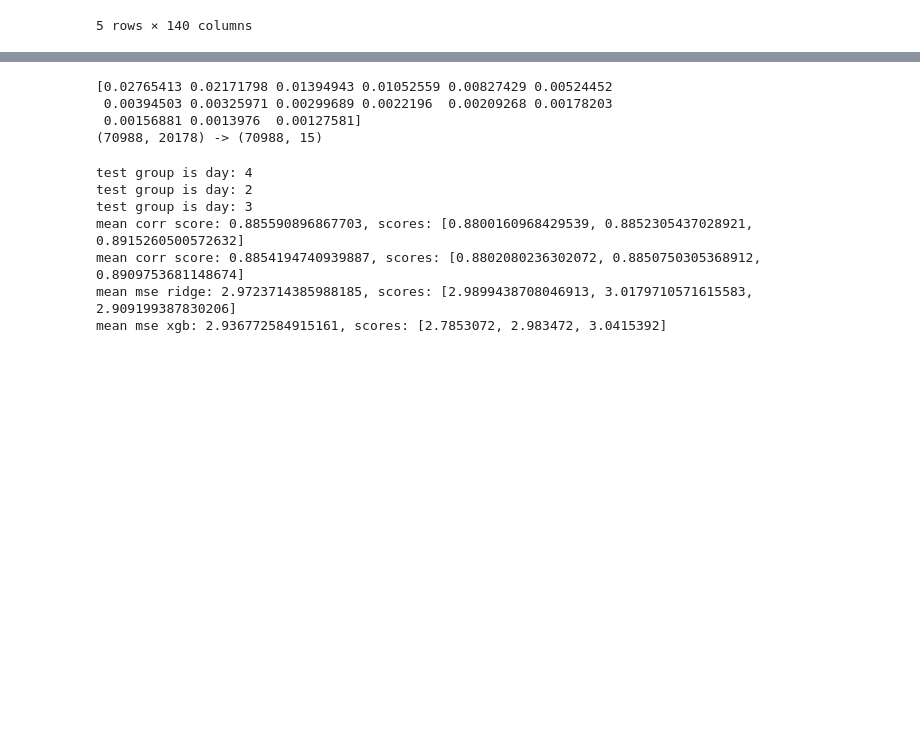
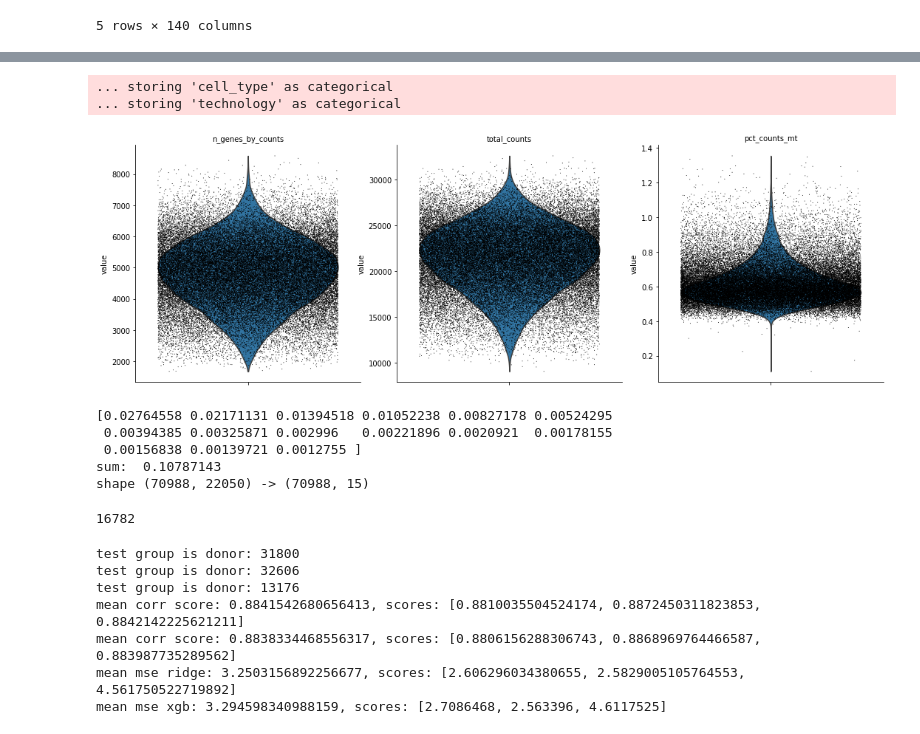
Before and after one commit to assayer5/multimodal-single-cell, a Jupyter notebook: multimodal-single-cell-citeseq.ipynb, the cells around one changed output, grey strips where cells are left out. Saved outputs shown, nothing was run; the diff lists cells and outputs as text; code cells hidden in the pictures; blank space fills up the shorter version.

```diff
--- a/multimodal-single-cell-citeseq.ipynb
+++ b/multimodal-single-cell-citeseq.ipynb
@@ -205,0 +253,6 @@ adata.shape
+# %%
+sc.pl.violin(adatas['test_cite_inputs'], ['n_genes_by_counts', 'total_counts', 'pct_counts_mt'], jitter=0.4, multi_panel=True)
+# %% [output]
+... storing 'cell_type' as categorical
+... storing 'technology' as categorical
+[figure, added]
@@ -206,20 +262,25 @@ adata.shape
 # %%
-# reduce features
+# test reducing features
 svd = TruncatedSVD(n_components=15, n_iter=7, random_state=765)
-adatasvd = svd.fit_transform(adata.X)
+adatasvd = svd.fit_transform(adatas['train_cite_inputs'].X)
 print(svd.explained_variance_ratio_)
-print(f'shape {adata.shape} -> {adatasvd.shape}')
-del adatasvd
+print('sum: ', svd.explained_variance_ratio_.sum())
+print(f"shape {adatas['train_cite_inputs'].shape} -> {adatasvd.shape}")
+adatasvd = None
 gc.collect()
 # %% [output]
-[0.02765413 0.02171798 0.01394943 0.01052559 0.00827429 0.00524452
- 0.00394503 0.00325971 0.00299689 0.0022196  0.00209268 0.00178203
- 0.00156881 0.0013976  0.00127581]
-(70988, 20178) -> (70988, 15)
+[0.02764558 0.02171131 0.01394518 0.01052238 0.00827178 0.00524295
+ 0.00394385 0.00325871 0.002996   0.00221896 0.0020921  0.00178155
+ 0.00156838 0.00139721 0.0012755 ]
+sum:  0.10787143
+shape (70988, 22050) -> (70988, 15)
+16782
 # %%
-# group kfold
 # public test set contains data from donor not in train data
 # private test set contains data from day not in train data
+
+# group kfold: group by donor
+
 gc.collect()
 
 scorelist = []
@@ -228,15 +289,17 @@ mse1list = []
 mse2list = []
 
 gkf = GroupKFold(n_splits=3)
+dataset = adatas['train_cite_inputs']
+groups = adatas['train_cite_inputs'].obs['donor']
 
-for trainidx, testidx in gkf.split(adata.X, groups=adata.obs['day']):
-    trainx, trainy = adata.X[trainidx], targetdf.reset_index(drop=True).loc[trainidx]
-    testx, testy = adata.X[testidx], targetdf.reset_index(drop=True).loc[testidx]
+for trainidx, testidx in gkf.split(dataset.X, groups=groups):
+    trainx, trainy = dataset.X[trainidx], targetdf.reset_index(drop=True).loc[trainidx]
+    testx, testy = dataset.X[testidx], targetdf.reset_index(drop=True).loc[testidx]
 
-    print(f"test group is day: {adata.obs['day'][testidx[0]]}")
+    print(f"test group is donor: {groups[testidx[0]]}")
 
     # feature reduction
-    svd = TruncatedSVD(n_components=50, n_iter=7, random_state=765)
+    svd = TruncatedSVD(n_components=100, n_iter=7, random_state=765)
     trainx_svd = pd.DataFrame(svd.fit_transform(trainx))
     testx_svd = pd.DataFrame(svd.transform(testx))
 
@@ -244,14 +307,15 @@ for trainidx, testidx in gkf.split(adata.X, groups=adata.obs['day']):
     testx_svd.columns = testx_svd.columns.astype(str)
 
 
+    # create feature by clustering
     km = KMeans(n_clusters=10, random_state=765)
     trainx_svd['cluster'] = km.fit_predict(trainx_svd)
     testx_svd['cluster'] = km.predict(testx_svd)
 
 
     # add 'day' feature from metadata
-    trainx_svd['day'] = list(adata.obs['day'].reset_index(drop=True).loc[trainidx])
-    testx_svd['day'] = list(adata.obs['day'].reset_index(drop=True).loc[testidx])
+    trainx_svd['day'] = list(dataset.obs['day'].reset_index(drop=True).loc[trainidx])
+    testx_svd['day'] = list(dataset.obs['day'].reset_index(drop=True).loc[testidx])
 
 
     # ridge regression model
@@ -287,12 +351,12 @@ print(f'mean corr score: {np.mean(scorelist2)}, scores: {scorelist2}')
 print(f'mean mse ridge: {np.mean(mse1list)}, scores: {mse1list}')
 print(f'mean mse xgb: {np.mean(mse2list)}, scores: {mse2list}')
 # %% [output]
-test group is day: 4
-test group is day: 2
-test group is day: 3
-mean corr score: 0.885590896867703, scores: [0.8800160968429539, 0.8852305437028921, 0.8915260500572632]
-mean corr score: 0.8854194740939887, scores: [0.8802080236302072, 0.8850750305368912, 0.8909753681148674]
-mean mse ridge: 2.9723714385988185, scores: [2.9899438708046913, 3.0179710571615583, 2.909199387830206]
-mean mse xgb: 2.936772584915161, scores: [2.7853072, 2.983472, 3.0415392]
+test group is donor: 31800
+test group is donor: 32606
+test group is donor: 13176
+mean corr score: 0.8841542680656413, scores: [0.8810035504524174, 0.8872450311823853, 0.8842142225621211]
+mean corr score: 0.8838334468556317, scores: [0.8806156288306743, 0.8868969764466587, 0.883987735289562]
+mean mse ridge: 3.2503156892256677, scores: [2.606296034380655, 2.5829005105764553, 4.561750522719892]
+mean mse xgb: 3.294598340988159, scores: [2.7086468, 2.563396, 4.6117525]
 # %%
 %%time
```
Also changed, not shown: parts of 21 cells of this notebook.
